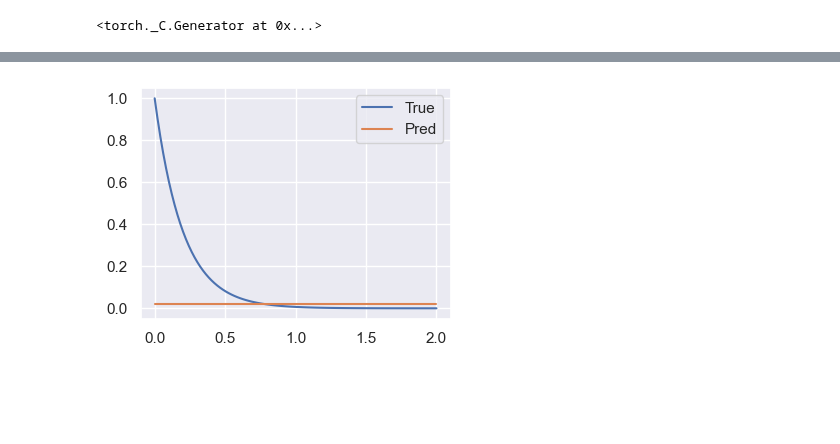
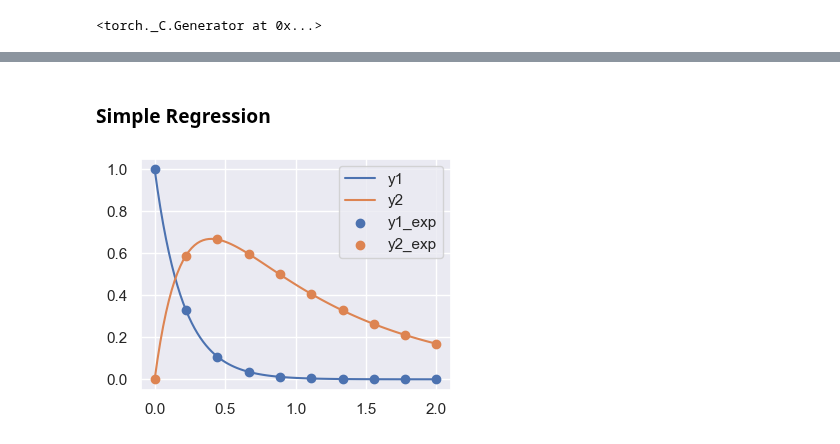
Before and after one commit to costasmexis/ModelMind, a Jupyter notebook: PINN_sODE.ipynb, the cells around one changed output, grey strips where cells are left out. Cells and saved outputs as stored; diff of their text form; code cells hidden in the pictures; blank space fills up the shorter version.

```diff
--- a/PINN_sODE.ipynb
+++ b/PINN_sODE.ipynb
@@ -248,11 +151,0 @@ Epoch 9500, loss 0.3295, k = 3.0, Loss ODE = 0.010323998518288136
-# %%
-pred = net.predict(t_true.detach().numpy())
-
-# Plot true and training data
-plt.figure(figsize=(4,3))
-plt.plot(t_true.detach().numpy(), y_true .cpu().numpy(), label='True')
-plt.plot(t_true.detach().numpy(), pred, label='Pred')
-plt.legend()
-plt.show()
-# %% [output]
-[figure, removed]
@@ -263,51 +152,33 @@ net.k
-# %%
-import functools
-import matplotlib.pyplot as plt
-import numpy as np
-import torch
-import torch.nn as nn
-import seaborn as sns
-from tqdm import tqdm
-from scipy.integrate import solve_ivp, odeint
-
-DEVICE = torch.device('cuda' if torch.cuda.is_available() else 'cpu')
-
-sns.set_theme()
-torch.manual_seed(42)
+# %% [markdown]
+### Simple Regression
 # %%
 # Define the system of ODEs
 def model(y, t, k1, k2):
     dy1dt = -k1 * y[0]
     dy2dt = k1 * y[0] - k2 * y[1]
     return [dy1dt, dy2dt]
 
-y0 = [1, 0]
+y0 = [1, 0]  # Initial conditions
 T_START = 0
 T_END = 2
 t = np.linspace(T_START, T_END, 100)  # Adjust the time range as needed
 k1 = 5
 k2 = 1
-solution = odeint(model, y0, t, args=(k1, k2))
+solution = odeint(model, y0, t, args=(k1,k2))
 
 # Analytic ODE solution
 z_1 = lambda t: np.exp(-5 * t)
-z_2 = lambda t: 5/4 * np.exp(-5 * t) * (np.exp(4 * t) - 1)
+z_2 = lambda t: 5/4 * np.exp(-5 * t) * (-1 + np.exp(4 * t))
 
-# Create true data
-t_true = torch.from_numpy(t).float().view(-1,1).to(DEVICE)
-y_true = torch.from_numpy(solution).float().to(DEVICE)
-
-# Make training data
-n_samples = 24
-t_train = torch.linspace(T_START, T_END, n_samples).view(-1,1).requires_grad_(True).to(DEVICE)
-y_train = np.column_stack([z_1(t_train.cpu().detach().numpy()), z_2(t_train.cpu().detach().numpy())])
-# Add small white noise to the training data
-# y_train += 0.006 * torch.randn(n_samples, 2).to(DEVICE)
-
+t_train = np.linspace(T_START, T_END, 10)
+y_train = np.column_stack((z_1(t_train), z_2(t_train)))
 
 # Plot true and training data
-plt.plot(t_true.cpu().numpy(), y_true[:, 0] .cpu().numpy())
-plt.plot(t_true.cpu().numpy(), y_true[:, 1] .cpu().numpy())
-plt.plot(t_train.cpu().detach().numpy(), y_train[:, 0], 'o')
-plt.plot(t_train.cpu().detach().numpy(), y_train[:, 1], 'o')
+plt.figure(figsize=(4,3))
+plt.plot(t, solution, label=['y1','y2'])
+plt.scatter(x=t_train, y=y_train[:,0], label='y1_exp')
+plt.scatter(x=t_train, y=y_train[:,1], label='y2_exp')
+plt.legend()
 plt.show()
+# %% [output]
+[figure, added]
```
Also changed, not shown: parts of 17 cells of this notebook.
